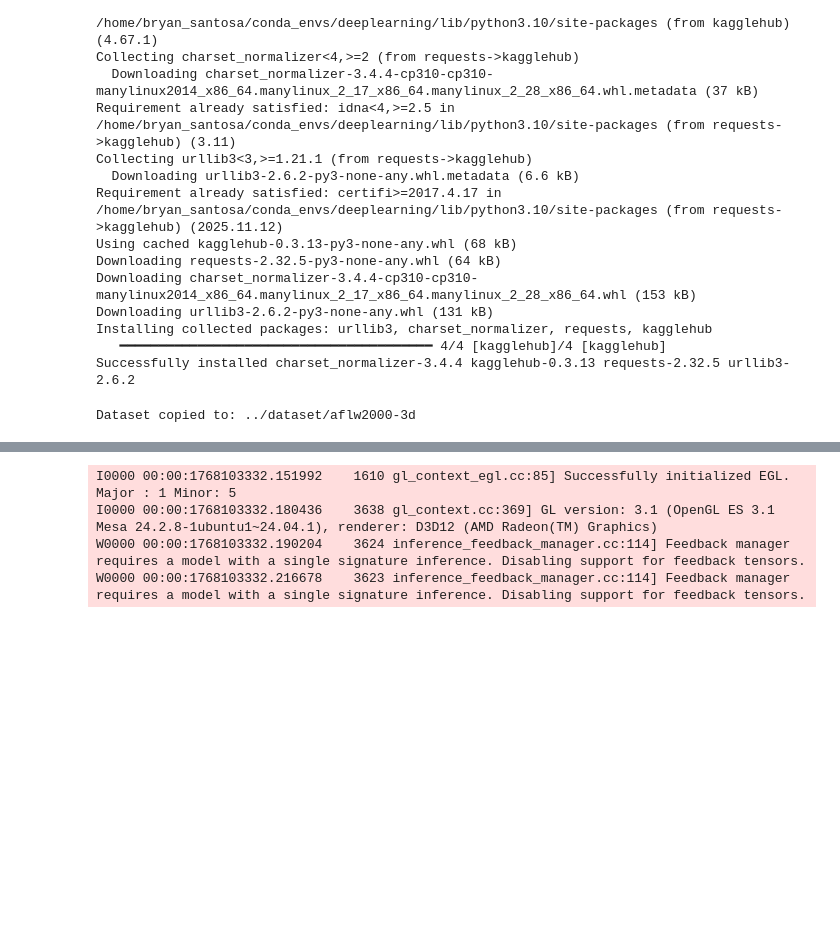
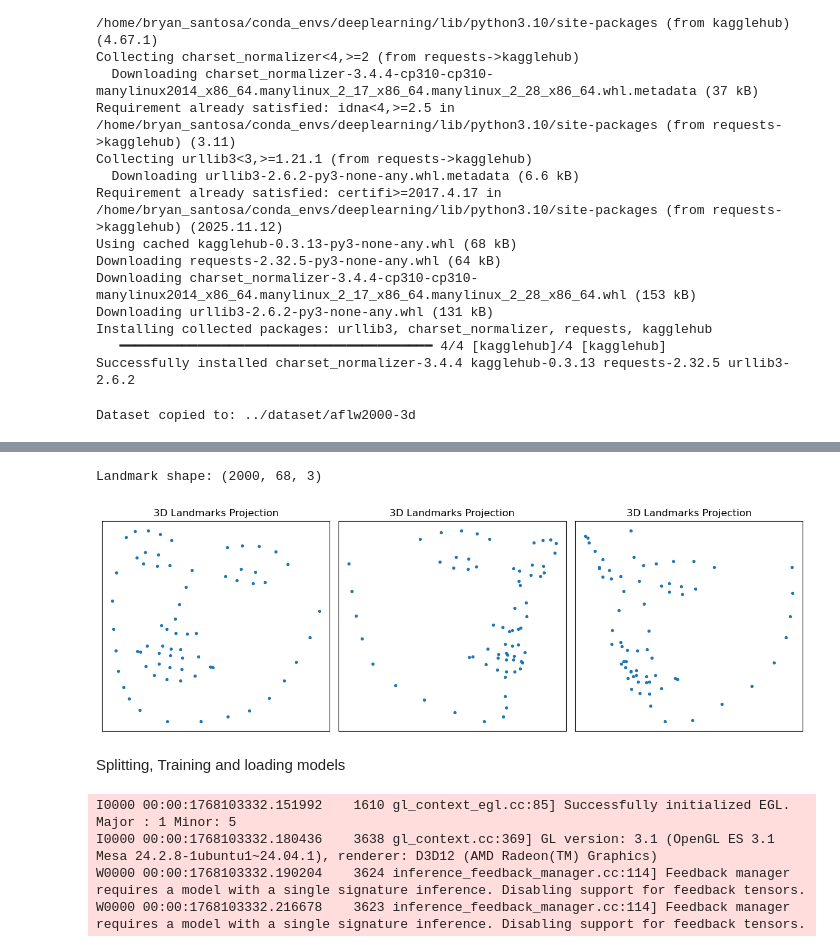
Before and after one commit to KinsleyTan/Deep-LearningProject, a Jupyter notebook: notebooks/testing.ipynb, the cells around one changed output, grey strips where cells are left out. Cells and saved outputs as stored; diff of their text form; code cells hidden in the pictures; blank space fills up the shorter version.

```diff
--- a/notebooks/testing.ipynb
+++ b/notebooks/testing.ipynb
@@ -53,3 +119,33 @@ def load_cfg(cfg_fp):
+# %%
+all_landmarks = []
+
+for f in mat_files:
+    mat = sio.loadmat(os.path.join(DATASET_DIR, f))
+    lm = mat["pt3d_68"].T  # (N, 3)
+    all_landmarks.append(lm)
+
+all_landmarks = np.array(all_landmarks)
+print("Landmark shape:", all_landmarks.shape)
+
+plt.figure(figsize=(12,4))
+for i in range(3):
+    plt.subplot(1,3,i+1)
+    idx = np.random.randint(0, len(mat_files))
+    lm = all_landmarks[idx]
+
+    plt.scatter(lm[:,0], -lm[:,1], s=8)
+    plt.title("3D Landmarks Projection")
+    plt.axis()
+    plt.xticks([])
+    plt.yticks([])
+
+plt.tight_layout()
+plt.show()
+# %% [output]
+Landmark shape: (2000, 68, 3)
+[figure, added]
+# %% [markdown]
+Splitting, Training and loading models
 # %%
 import os
 import cv2
```
Also changed, not shown: parts of 6 cells of this notebook.
